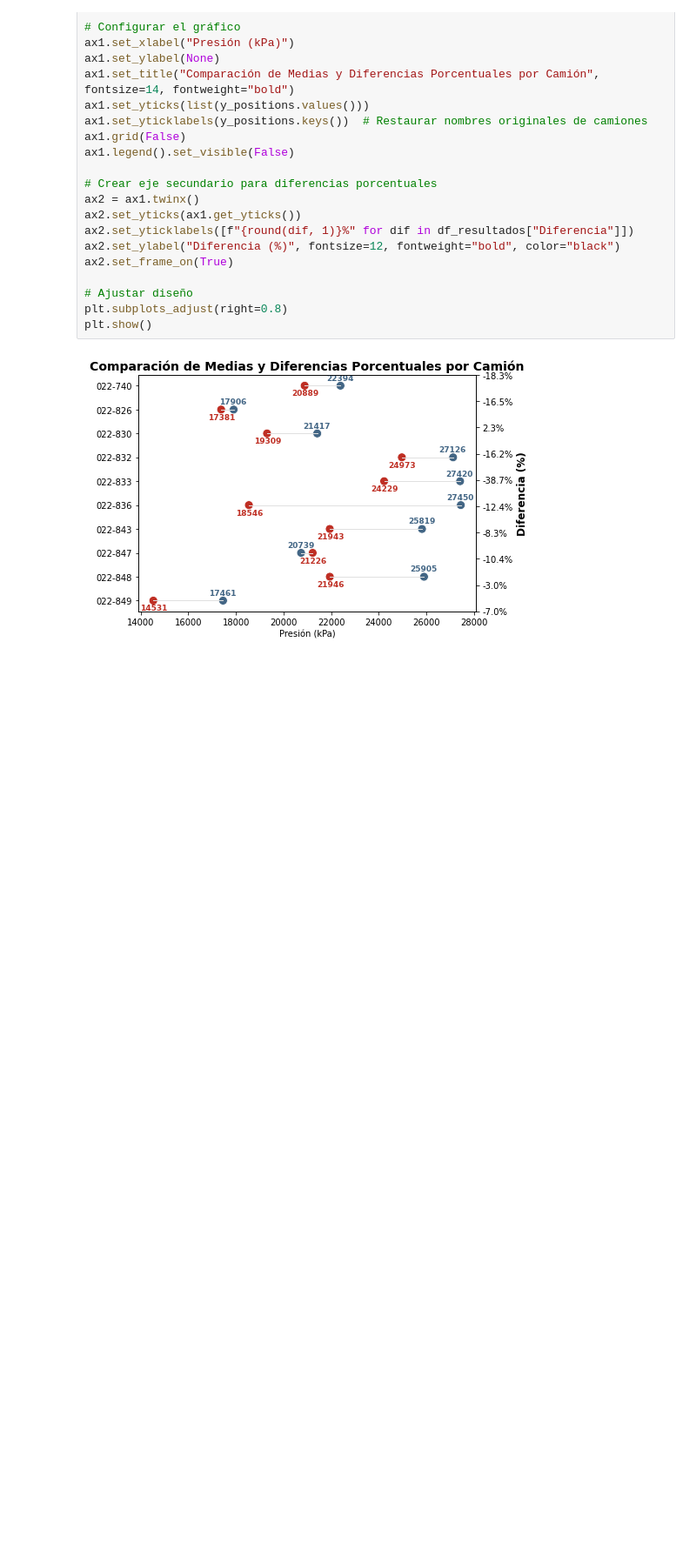
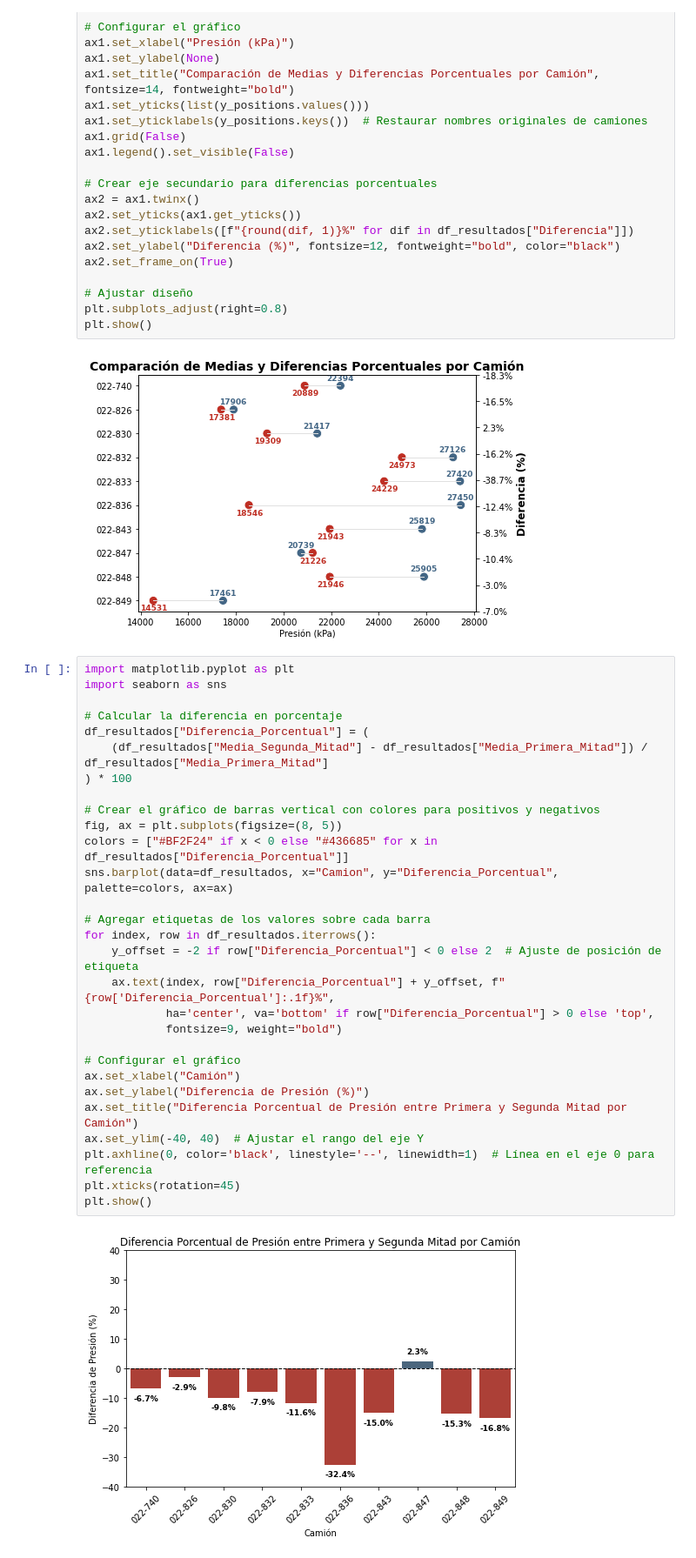
Before and after one commit to Iaibanez/jbook_ml202510, a Jupyter notebook: _sources/notebooks.ipynb, the cells around one changed output. Shown at 87% size. Cells and saved outputs as stored; diff of their text form; blank space fills up the shorter version.

```diff
--- a/_sources/notebooks.ipynb
+++ b/_sources/notebooks.ipynb
@@ -532,3 +481,34 @@ plt.subplots_adjust(right=0.8)
 plt.show()
 # %% [output]
 [figure]
+# %%
+import matplotlib.pyplot as plt
+import seaborn as sns
+
+# Calcular la diferencia en porcentaje
+df_resultados["Diferencia_Porcentual"] = (
+    (df_resultados["Media_Segunda_Mitad"] - df_resultados["Media_Primera_Mitad"]) / df_resultados["Media_Primera_Mitad"]
+) * 100
+
+# Crear el gráfico de barras vertical con colores para positivos y negativos
+fig, ax = plt.subplots(figsize=(8, 5))
+colors = ["#BF2F24" if x < 0 else "#436685" for x in df_resultados["Diferencia_Porcentual"]]
+sns.barplot(data=df_resultados, x="Camion", y="Diferencia_Porcentual", palette=colors, ax=ax)
+
+# Agregar etiquetas de los valores sobre cada barra
+for index, row in df_resultados.iterrows():
+    y_offset = -2 if row["Diferencia_Porcentual"] < 0 else 2  # Ajuste de posición de etiqueta
+    ax.text(index, row["Diferencia_Porcentual"] + y_offset, f"{row['Diferencia_Porcentual']:.1f}%",
+            ha='center', va='bottom' if row["Diferencia_Porcentual"] > 0 else 'top',
+            fontsize=9, weight="bold")
+
+# Configurar el gráfico
+ax.set_xlabel("Camión")
+ax.set_ylabel("Diferencia de Presión (%)")
+ax.set_title("Diferencia Porcentual de Presión entre Primera y Segunda Mitad por Camión")
+ax.set_ylim(-40, 40)  # Ajustar el rango del eje Y
+plt.axhline(0, color='black', linestyle='--', linewidth=1)  # Línea en el eje 0 para referencia
+plt.xticks(rotation=45)
+plt.show()
+# %% [output]
+[figure, added]
```
Also changed, not shown: parts of 5 cells of this notebook, 13 other files.
